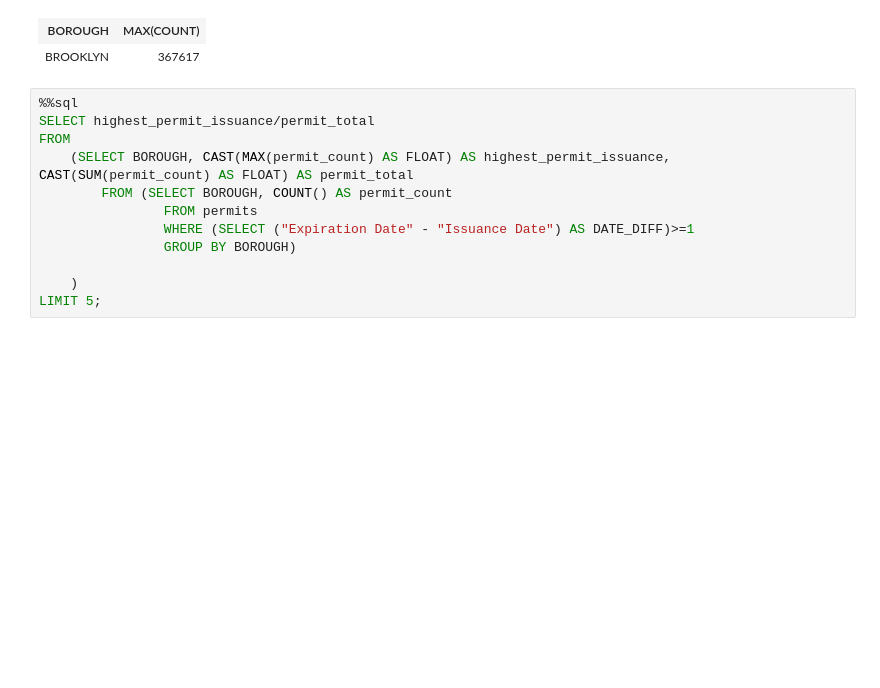
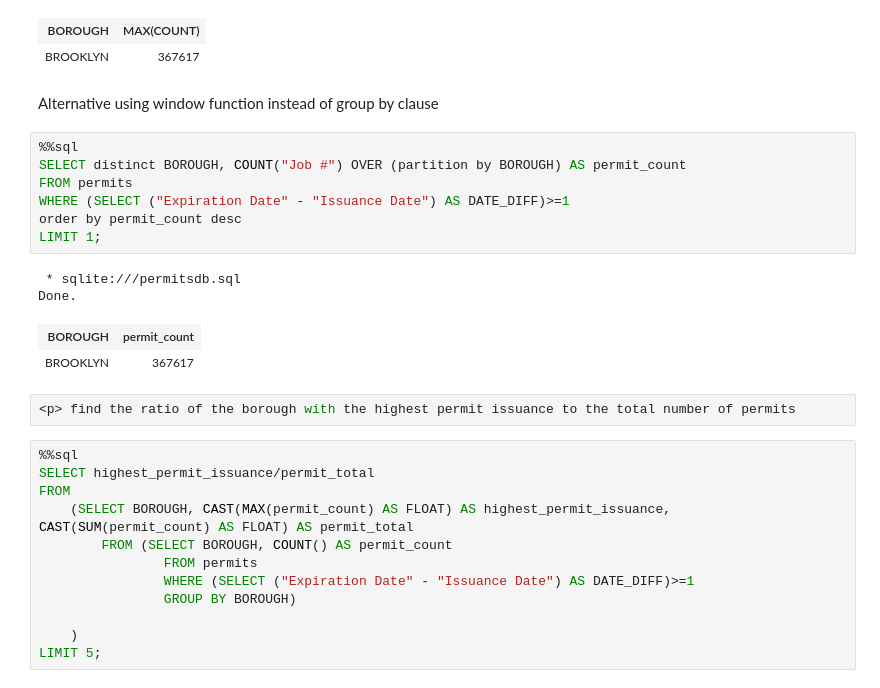
Before and after one commit to dray89/SQL, a Jupyter notebook: Proj_DataAnalysis_In_SQLlite.ipynb, the cells around one changed output. Saved outputs shown, nothing was run; the diff lists cells and outputs as text; blank space fills up the shorter version.

```diff
--- a/Proj_DataAnalysis_In_SQLlite.ipynb
+++ b/Proj_DataAnalysis_In_SQLlite.ipynb
@@ -167,6 +186,22 @@ LIMIT 5;
 Done.
 | BOROUGH | MAX(COUNT) |
 | BROOKLYN | 367617 |
+# %% [markdown]
+<p> Alternative using window function instead of group by clause </p>
+# %%
+%%sql
+SELECT distinct BOROUGH, COUNT("Job #") OVER (partition by BOROUGH) AS permit_count
+FROM permits
+WHERE (SELECT ("Expiration Date" - "Issuance Date") AS DATE_DIFF)>=1
+order by permit_count desc
+LIMIT 1;
+# %% [output]
+ * sqlite:///permitsdb.sql
+Done.
+| BOROUGH | permit_count |
+| BROOKLYN | 367617 |
+# %%
+<p> find the ratio of the borough with the highest permit issuance to the total number of permits
 # %%
 %%sql
 SELECT highest_permit_issuance/permit_total
```
Also changed, not shown: parts of 10 cells of this notebook.
